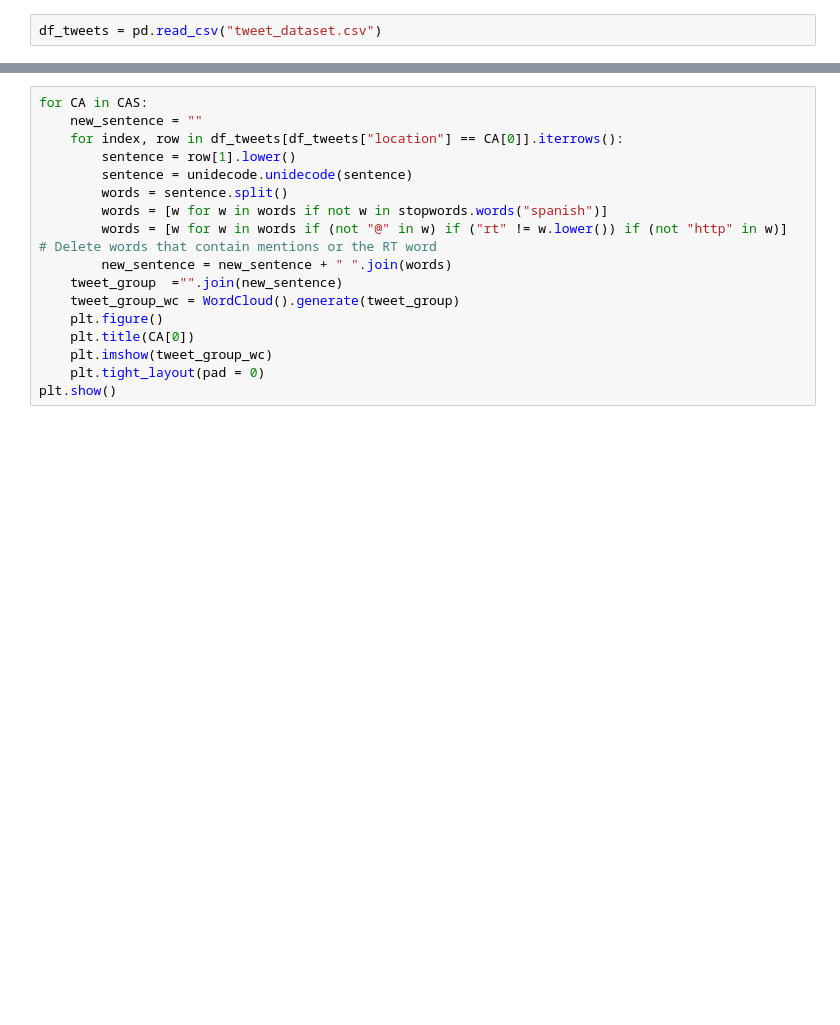
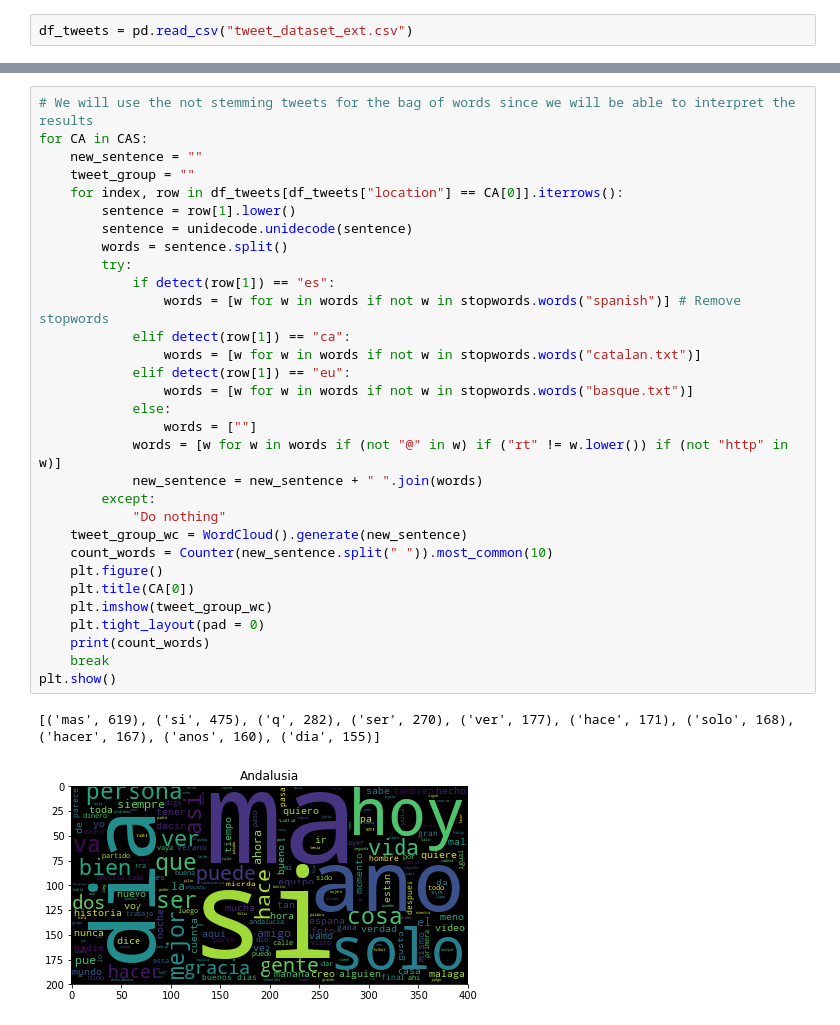
Before and after one commit to ignaciovi/tweet-geolocation-spain, a Jupyter notebook: Data analysis.ipynb, the cells around one changed output, grey strips where cells are left out. Cells and saved outputs as stored; diff of their text form; blank space fills up the shorter version.

```diff
--- a/Data analysis.ipynb
+++ b/Data analysis.ipynb
@@ -39,2 +30,2 @@ CAS = [Andalusia, Madrid, Catalonia, Basque_Country, Canary_Islands]
 # %%
-df_tweets = pd.read_csv("tweet_dataset.csv")
+df_tweets = pd.read_csv("tweet_dataset_ext.csv")
@@ -41,17 +53,34 @@ df_tweets = pd.read_csv("tweet_dataset.csv")
 # %%
+# We will use the not stemming tweets for the bag of words since we will be able to interpret the results
 for CA in CAS:
     new_sentence = ""
+    tweet_group = ""
     for index, row in df_tweets[df_tweets["location"] == CA[0]].iterrows():
         sentence = row[1].lower()
         sentence = unidecode.unidecode(sentence)
         words = sentence.split()
-        words = [w for w in words if not w in stopwords.words("spanish")]
-        words = [w for w in words if (not "@" in w) if ("rt" != w.lower()) if (not "http" in w)]     # Delete words that contain mentions or the RT word
-        new_sentence = new_sentence + " ".join(words)
-    tweet_group  ="".join(new_sentence)
-    tweet_group_wc = WordCloud().generate(tweet_group)
+        try:
+            if detect(row[1]) == "es":
+                words = [w for w in words if not w in stopwords.words("spanish")] # Remove stopwords
+            elif detect(row[1]) == "ca":
+                words = [w for w in words if not w in stopwords.words("catalan.txt")]
+            elif detect(row[1]) == "eu":
+                words = [w for w in words if not w in stopwords.words("basque.txt")]
+            else:
+                words = [""]
+            words = [w for w in words if (not "@" in w) if ("rt" != w.lower()) if (not "http" in w)]
+            new_sentence = new_sentence + " ".join(words)
+        except:
+            "Do nothing"
+    tweet_group_wc = WordCloud().generate(new_sentence)
+    count_words = Counter(new_sentence.split(" ")).most_common(10)
     plt.figure()
     plt.title(CA[0])
     plt.imshow(tweet_group_wc)
     plt.tight_layout(pad = 0)
+    print(count_words)
+    break
 plt.show()
+# %% [output]
+[('mas', 619), ('si', 475), ('q', 282), ('ser', 270), ('ver', 177), ('hace', 171), ('solo', 168), ('hacer', 167), ('anos', 160), ('dia', 155)]
+[figure, added]
```
Also changed, not shown: parts of 12 cells of this notebook, 4 other files.
